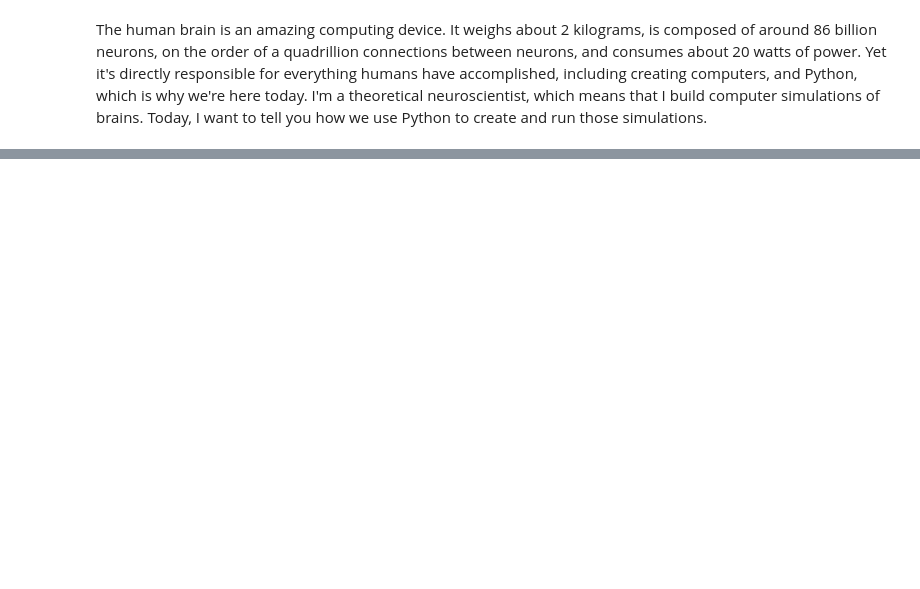
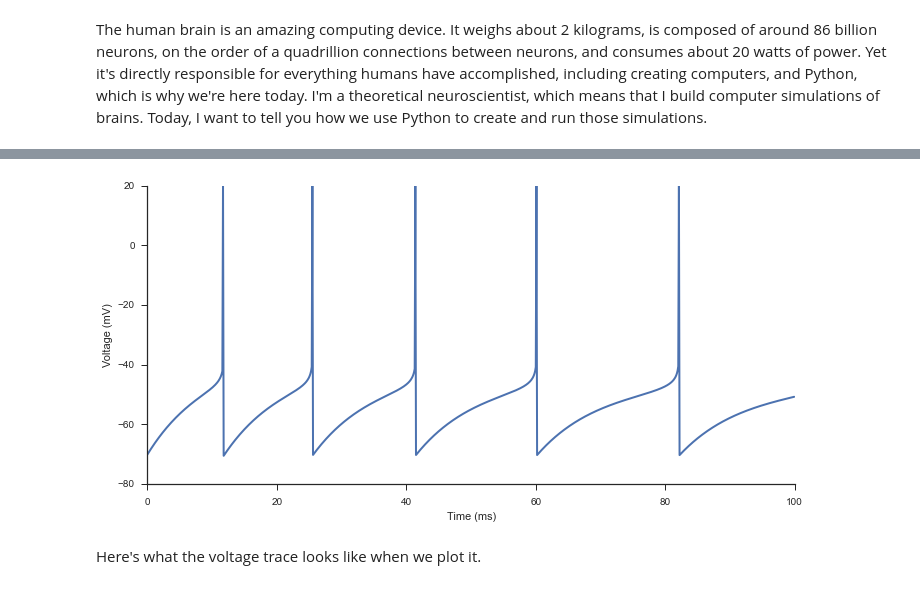
Before and after one commit to tbekolay/pycon2015, a Jupyter notebook: source.ipynb, the cells around one changed output, grey strips where cells are left out. Saved outputs shown, nothing was run; the diff lists cells and outputs as text; code cells hidden in the pictures; blank space fills up the shorter version.

```diff
--- a/source.ipynb
+++ b/source.ipynb
@@ -601,0 +231,28 @@ Pointers to learn more
+# %%
+import brian2 as br
+
+C = 281 * br.pF
+gL = 30 * br.nS
+taum = C / gL
+reset_v = -70.6 * br.mV
+VT = -50.4 * br.mV
+DeltaT = 2 * br.mV
+Vcut = VT + 5 * DeltaT
+tauw = 144*br.ms
+a = 4*br.nS
+b = 0.0805*br.nA
+Vr = -70.6*br.mV
+
+eqs = """
+dvm/dt = (gL*(reset_v - vm) + gL*DeltaT*exp((vm - VT)/DeltaT) + I - w)/C : volt
+dw/dt = (a*(vm - reset_v) - w)/tauw : amp
+I : amp
+"""
+# %%
+neuron = br.NeuronGroup(1, model=eqs, threshold='vm>Vcut', reset="vm=Vr; w+=b")
+neuron.vm = reset_v
+voltage = br.StateMonitor(neuron, 'vm', record=0)
+spikes = br.SpikeMonitor(neuron)
+
+neuron.I = 1*br.nA
+br.run(100 * br.ms)
@@ -601,0 +278,14 @@ Pointers to learn more
+# %%
+vm = voltage[0].vm[:]
+for t in spikes.t:
+    i = int(t / br.defaultclock.dt)
+    vm[i] = 20*br.mV
+# %%
+plt.plot(voltage.t / br.ms, vm / br.mV)
+plt.xlabel('Time (ms)')
+plt.ylabel('Voltage (mV)')
+prettify()
+# %% [output]
+[figure, added]
+# %% [markdown]
+Here's what the voltage trace looks like when we plot it.
```
Also changed, not shown: parts of 76 cells of this notebook, 19 other files.
